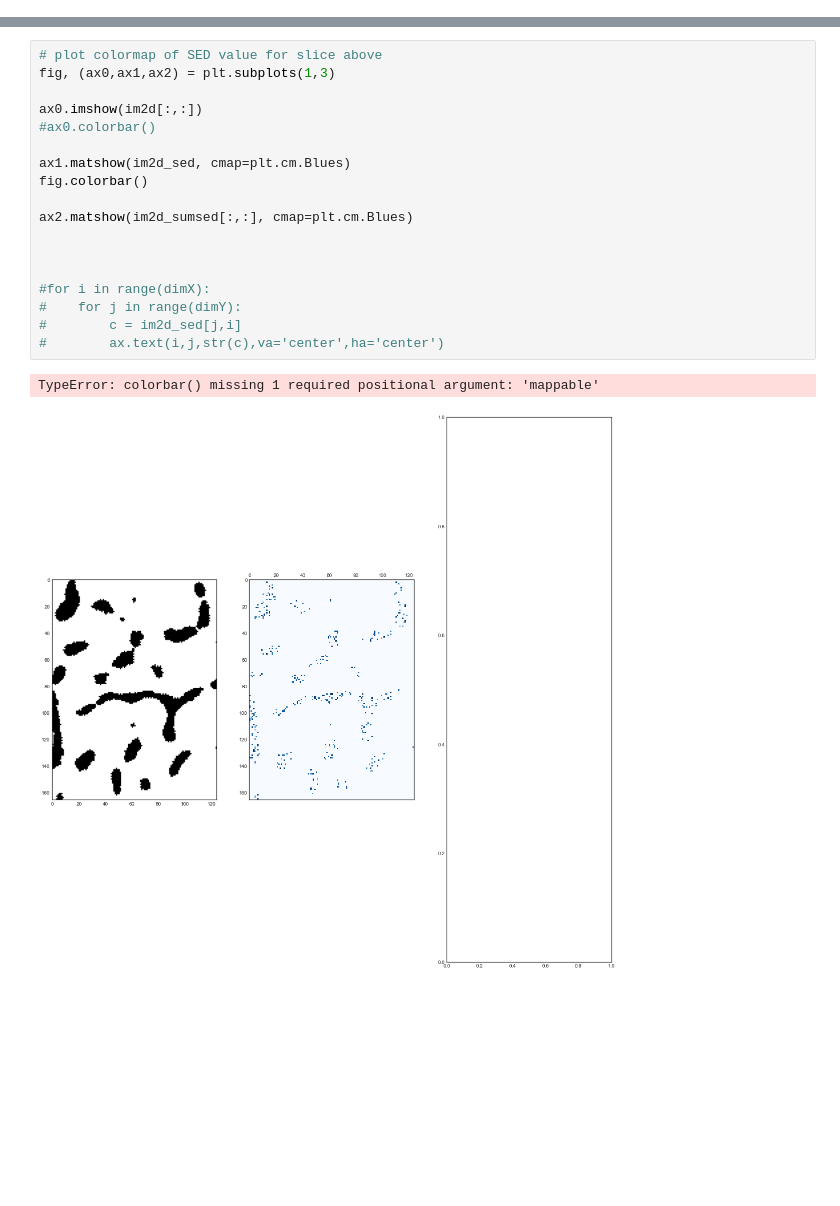
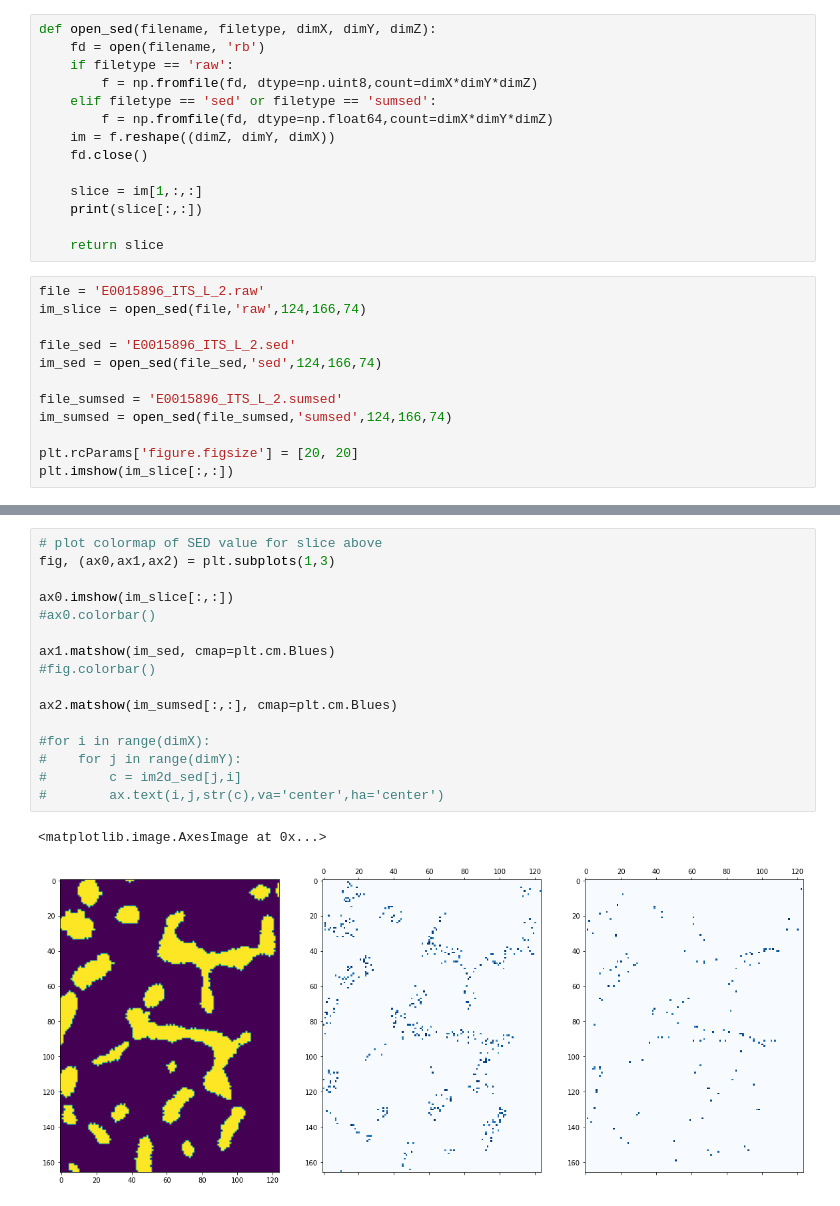
Before and after one commit to atdinescu/py_scripts, a Jupyter notebook: bone_remodeling_results.ipynb, the cells around one changed output, grey strips where cells are left out. Drawn from its saved outputs; the diff is of its cells as text; blank space fills up the shorter version.

```diff
--- a/bone_remodeling_results.ipynb
+++ b/bone_remodeling_results.ipynb
@@ -52,0 +4,26 @@ plt.imshow(im2d_sumsed[:,:])
+# %%
+def open_sed(filename, filetype, dimX, dimY, dimZ):
+    fd = open(filename, 'rb')
+    if filetype == 'raw':
+        f = np.fromfile(fd, dtype=np.uint8,count=dimX*dimY*dimZ)
+    elif filetype == 'sed' or filetype == 'sumsed':
+        f = np.fromfile(fd, dtype=np.float64,count=dimX*dimY*dimZ)
+    im = f.reshape((dimZ, dimY, dimX))
+    fd.close()
+
+    slice = im[1,:,:]
+    print(slice[:,:])
+
+    return slice
+# %%
+file = 'E0015896_ITS_L_2.raw'
+im_slice = open_sed(file,'raw',124,166,74)
+
+file_sed = 'E0015896_ITS_L_2.sed'
+im_sed = open_sed(file_sed,'sed',124,166,74)
+
+file_sumsed = 'E0015896_ITS_L_2.sumsed'
+im_sumsed = open_sed(file_sumsed,'sumsed',124,166,74)
+
+plt.rcParams['figure.figsize'] = [20, 20]
+plt.imshow(im_slice[:,:])
@@ -53,22 +50,20 @@ plt.imshow(im2d_sumsed[:,:])
 # %%
 # plot colormap of SED value for slice above
 fig, (ax0,ax1,ax2) = plt.subplots(1,3)
 
-ax0.imshow(im2d[:,:])
+ax0.imshow(im_slice[:,:])
 #ax0.colorbar()
 
-ax1.matshow(im2d_sed, cmap=plt.cm.Blues)
-fig.colorbar()
+ax1.matshow(im_sed, cmap=plt.cm.Blues)
+#fig.colorbar()
 
-ax2.matshow(im2d_sumsed[:,:], cmap=plt.cm.Blues)
-
-
+ax2.matshow(im_sumsed[:,:], cmap=plt.cm.Blues)
 
 #for i in range(dimX):
 #    for j in range(dimY):
 #        c = im2d_sed[j,i]
 #        ax.text(i,j,str(c),va='center',ha='center')
 # %% [output]
-TypeError: colorbar() missing 1 required positional argument: 'mappable'
+<matplotlib.image.AxesImage at 0x...>
-[figure, old version]
+[figure, new version]
 # %%
```
Also changed, not shown: parts of 4 cells of this notebook.
